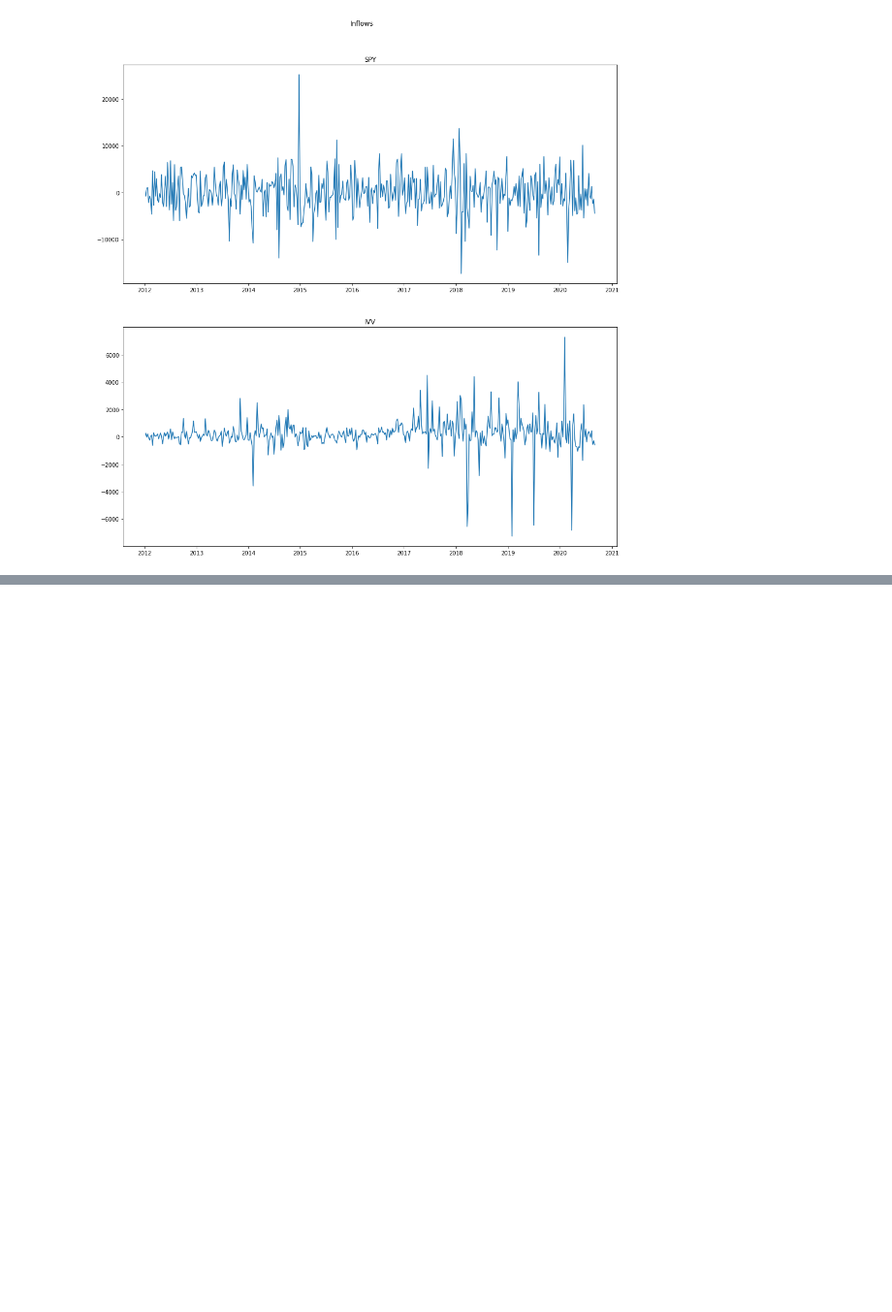
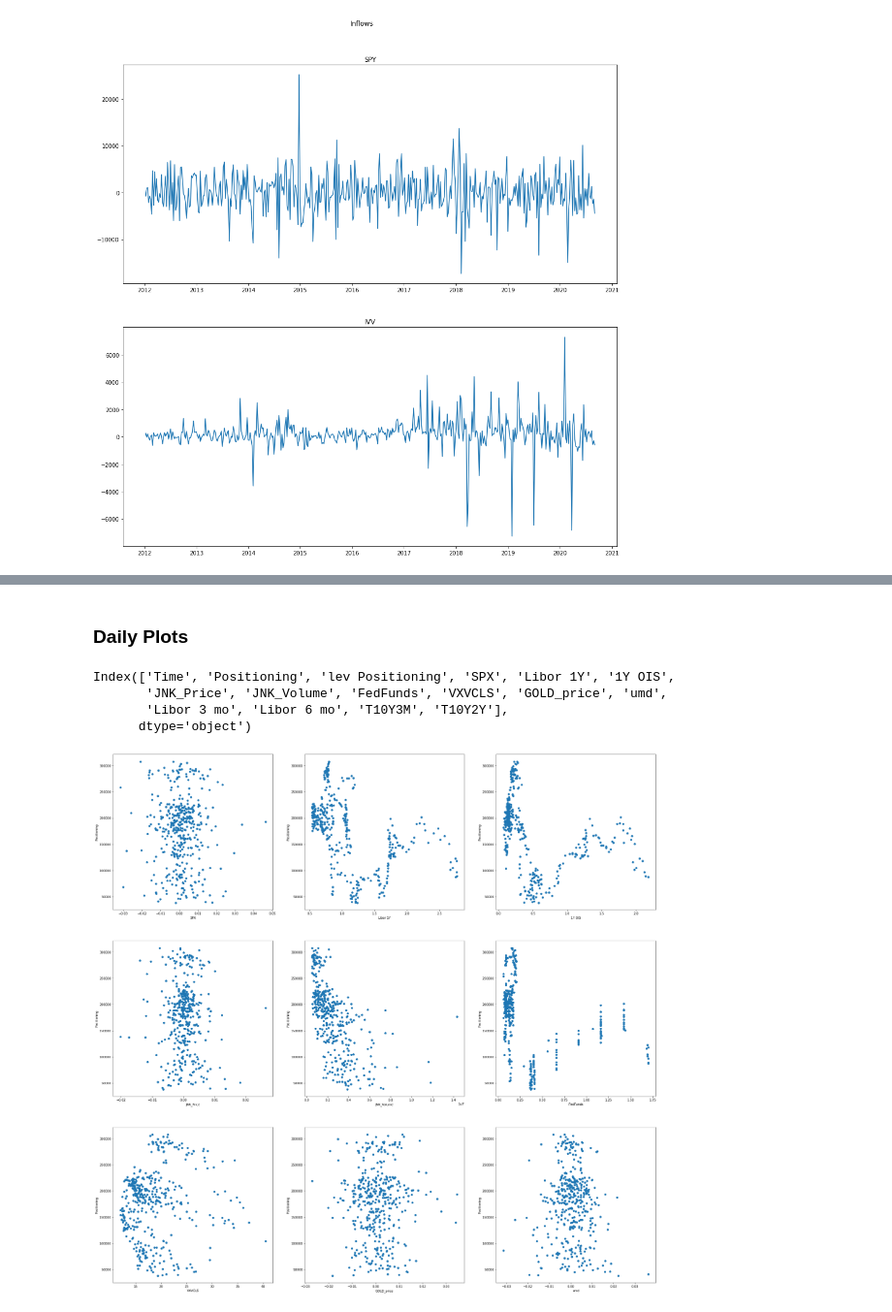
Before and after one commit to sdlwdh/ML-Capstone, a Jupyter notebook: Code/EDA.ipynb, the cells around one changed output, grey strips where cells are left out. Shown at 97% size. Saved outputs shown, nothing was run; the diff lists cells and outputs as text; code cells hidden in the pictures; blank space fills up the shorter version.

```diff
--- a/Code/EDA.ipynb
+++ b/Code/EDA.ipynb
@@ -509,0 +532,4 @@ plt.show()
+# %%
+data = pd.read_csv('../data/train.csv')
+data.Time = pd.to_datetime(data.Time)
+data = data.iloc[::-1].reset_index(drop = True)
@@ -509,0 +540,2 @@ plt.show()
+# %%
+data.drop(['Unnamed: 0'], axis = 1, inplace=True)
@@ -509,0 +563,4 @@ plt.show()
+# %%
+selected = ['Positioning', 'lev Positioning', 'SPX', 'Libor 1Y', '1Y OIS', 'JNK_Price', 'JNK_Volume',
+                         'FedFunds', 'VXVCLS', 'GOLD_price', 'umd', 'Libor 3 mo', 'Libor 6 mo', 'T10Y3M', 'T10Y2Y']
+study_data = data.loc[:,['Time']+selected]
@@ -509,0 +612,23 @@ plt.show()
+# %%
+study_data['SPX'] = np.log(study_data['SPX']).diff()
+study_data['JNK_Price'] = np.log(study_data['JNK_Price']).diff()
+study_data['GOLD_price'] = np.log(study_data['GOLD_price']).diff()
+# %% [markdown]
+### Daily Plots
+# %%
+study_data.columns
+# %% [output]
+Index(['Time', 'Positioning', 'lev Positioning', 'SPX', 'Libor 1Y', '1Y OIS',
+       'JNK_Price', 'JNK_Volume', 'FedFunds', 'VXVCLS', 'GOLD_price', 'umd',
+       'Libor 3 mo', 'Libor 6 mo', 'T10Y3M', 'T10Y2Y'],
+      dtype='object')
+# %%
+fig = plt.figure(figsize = (32,32))
+axs = fig.subplots(3,3)
+for i in range(9):
+    axs[i//3, i%3].scatter(study_data.iloc[:,3+i], study_data.iloc[:,1])
+    axs[i//3, i%3].set_ylabel(study_data.columns[1])
+    axs[i//3, i%3].set_xlabel(study_data.columns[i+3])
+    #print(selected[i+2], "is Ok!")
+# %% [output]
+[figure, added]
```
Also changed, not shown: parts of 38 cells of this notebook.
